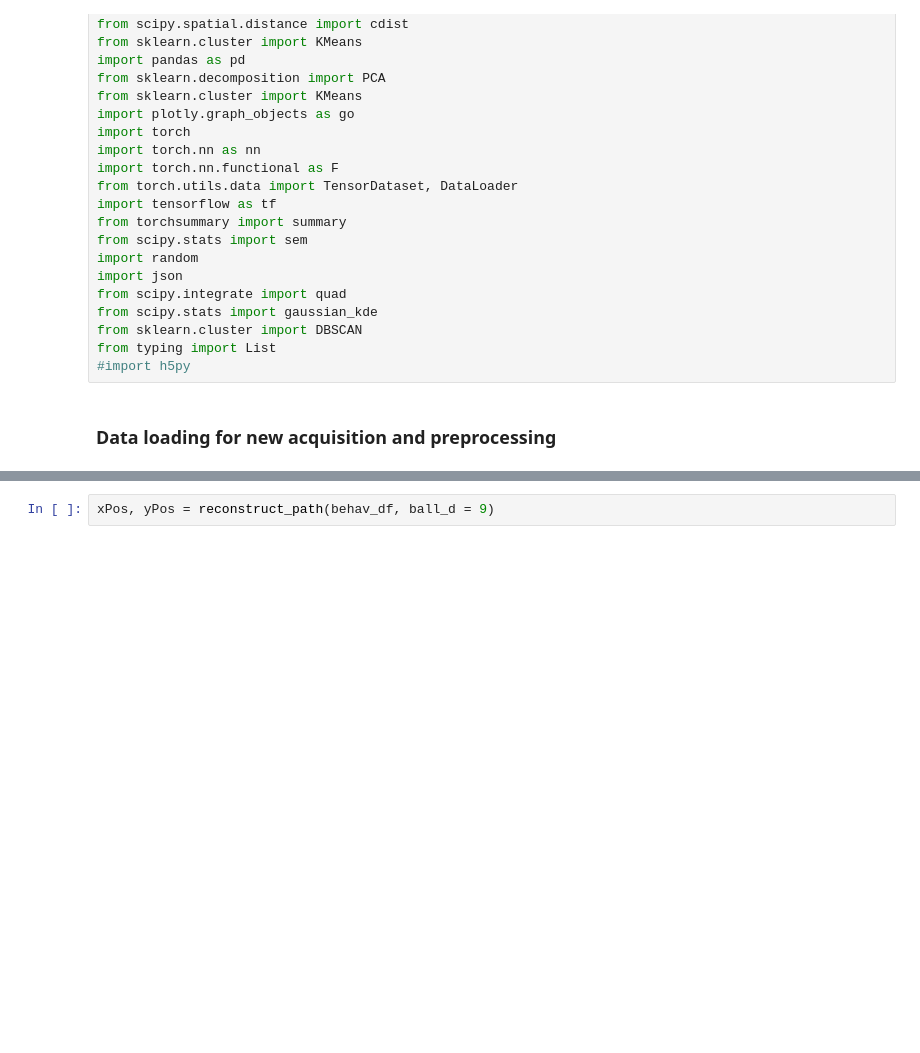
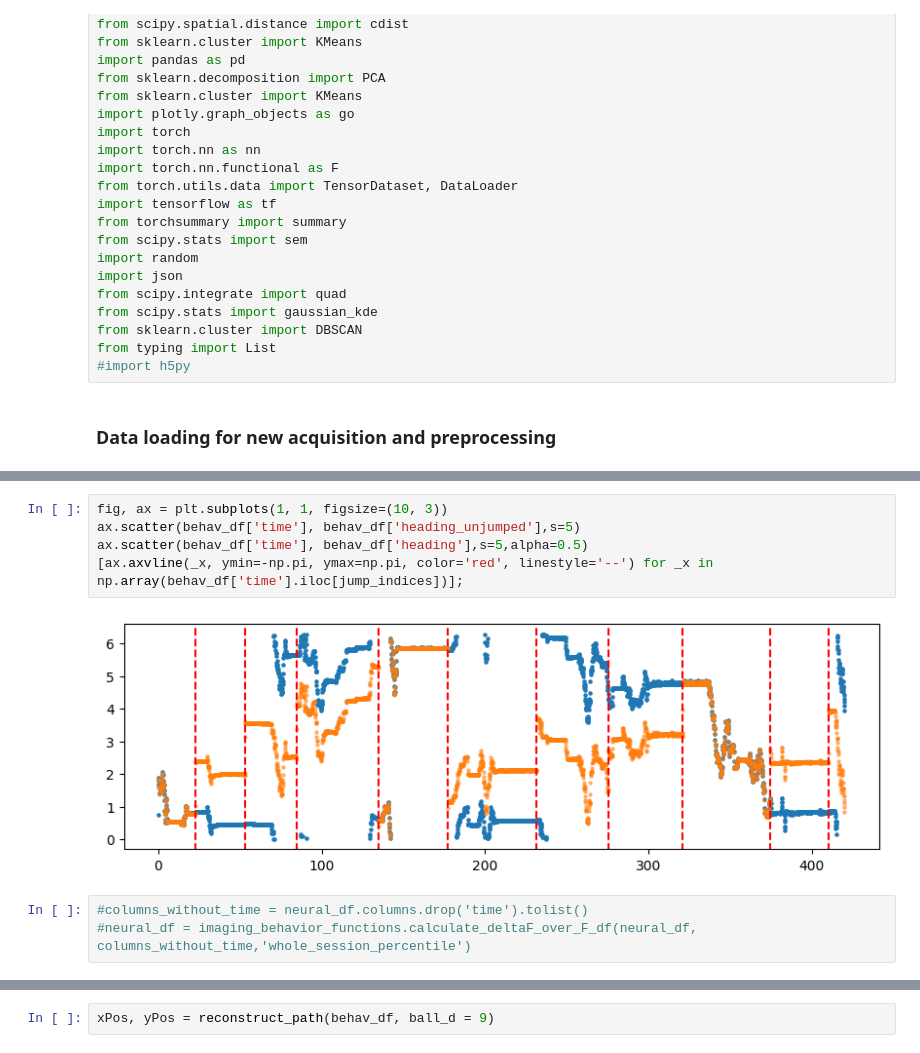
Before and after one commit to jingxuanf0214/thesis-2p-behavior-align, a Jupyter notebook: Exploratory analysis.ipynb, the cells around one changed output, grey strips where cells are left out. Cells and saved outputs as stored; diff of their text form; blank space fills up the shorter version.

```diff
--- a/Exploratory analysis.ipynb
+++ b/Exploratory analysis.ipynb
@@ -240,0 +276,10 @@ behav_df
+# %%
+fig, ax = plt.subplots(1, 1, figsize=(10, 3))
+ax.scatter(behav_df['time'], behav_df['heading_unjumped'],s=5)
+ax.scatter(behav_df['time'], behav_df['heading'],s=5,alpha=0.5)
+[ax.axvline(_x, ymin=-np.pi, ymax=np.pi, color='red', linestyle='--') for _x in np.array(behav_df['time'].iloc[jump_indices])];
+# %% [output]
+[figure, added]
+# %%
+#columns_without_time = neural_df.columns.drop('time').tolist()
+#neural_df = imaging_behavior_functions.calculate_deltaF_over_F_df(neural_df, columns_without_time,'whole_session_percentile')
```
Also changed, not shown: parts of 9 cells of this notebook, 1 other file.
